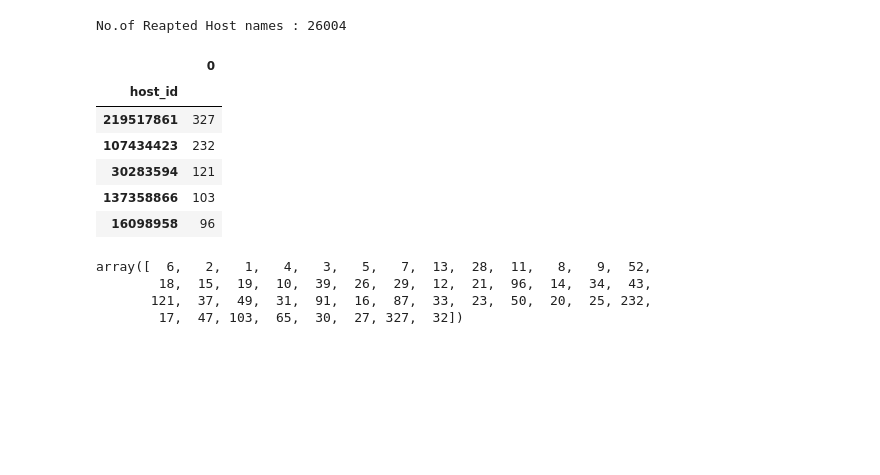
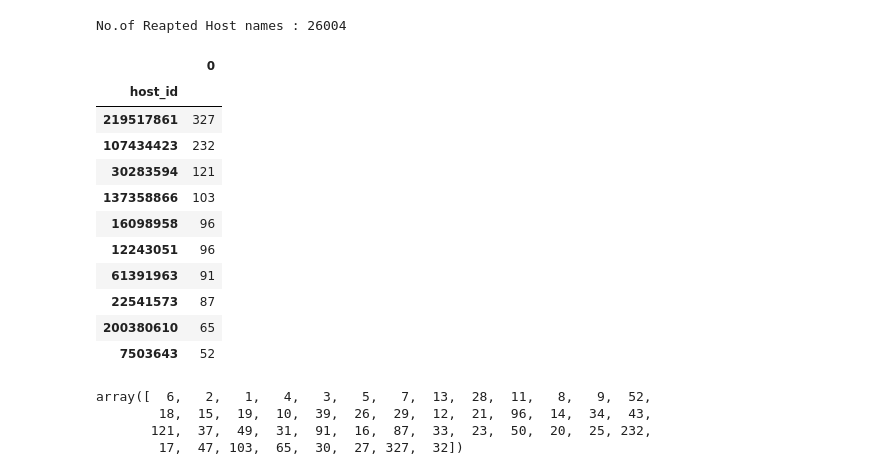
Before and after one commit to Sanjaycsk/AirBnb-EDA, a Jupyter notebook: AirBnB_Project.ipynb, the cells around one changed output. Cells and saved outputs as stored; diff of their text form; code cells hidden in the pictures; blank space fills up the shorter version.

```diff
--- a/AirBnB_Project.ipynb
+++ b/AirBnB_Project.ipynb
@@ -146,15 +144,20 @@ No.of Reapted Host names : 26004
 #So we just need to Verify if no of duplicates and calculated host listing count are same then no need to do Futher analysis on this.
 # %%
 Top_Host_ID_counts = airbnb_file[['host_id']].value_counts(ascending=False).to_frame()
-Top_Host_ID_counts.head()
+Top_Host_ID_counts.head(10)
 # %% [output]
 |  | 0 |
 | host_id |  |
 | 219517861 | 327 |
 | 107434423 | 232 |
 | 30283594 | 121 |
 | 137358866 | 103 |
 | 16098958 | 96 |
+| 12243051 | 96 |
+| 61391963 | 91 |
+| 22541573 | 87 |
+| 200380610 | 65 |
+| 7503643 | 52 |
 # %%
 pd.unique(airbnb_file['calculated_host_listings_count'])
 # %% [output]
```
Also changed, not shown: parts of 19 cells of this notebook.
